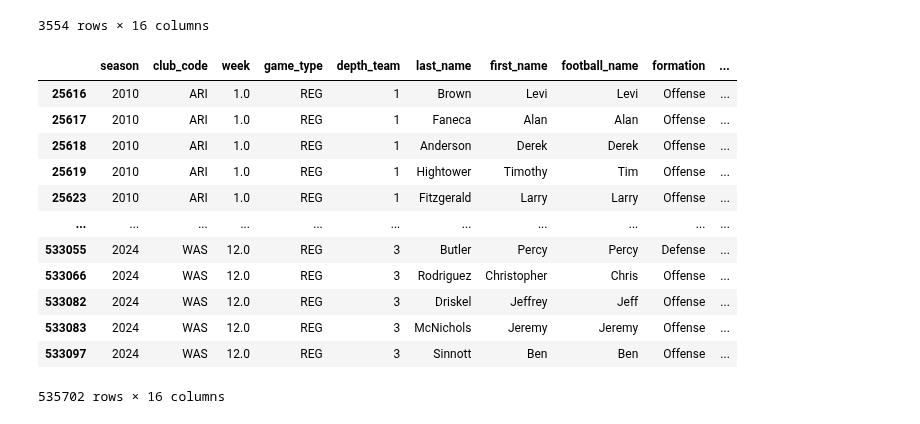
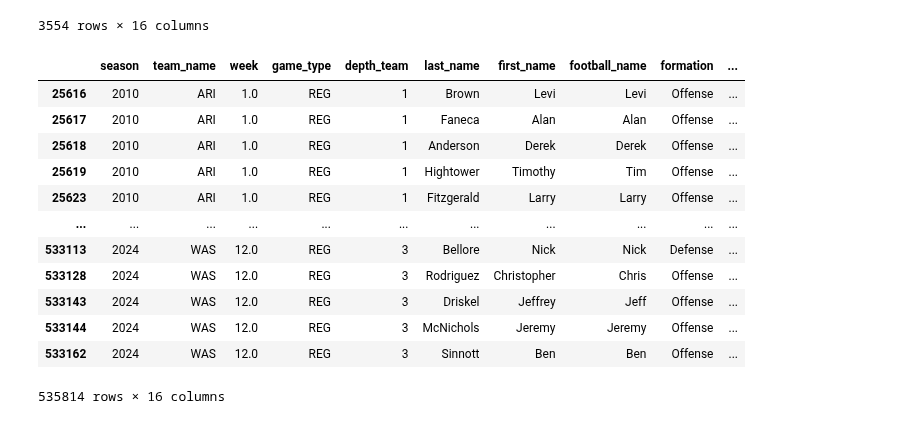
Before and after one commit to sharedw/NFL_sim, a Jupyter notebook: data.ipynb, the cells around one changed output. Cells and saved outputs as stored; diff of their text form; code cells hidden in the pictures.

```diff
--- a/data.ipynb
+++ b/data.ipynb
@@ -175,21 +175,29 @@ nfl.import_injuries([2024])
 3554 rows × 16 columns
 # %%
 depth = nfl.import_depth_charts(years).drop_duplicates().reset_index(drop=True)
+# %%
+team_map = {'OAK':'LV',
+            'STL':'LA',
+            'SD':'LAC'}
+depth['club_code'] = depth['club_code'].apply(lambda x: team_map.get(x,x))
 # %%
 depth = depth.sort_values(by=['season','club_code','week','depth_team'])
 depth['dense_depth'] = depth.groupby(['club_code','season','week','position', 'game_type','formation']).cumcount()
+depth['depth_position'] = depth['depth_position'].replace({'\n    ':None})
+depth['depth_position'] = depth['depth_position'].fillna(depth['position'])
+depth = depth.rename({'club_code':'team_name'},axis=1)
 depth
 # %% [output]
-|  | season | club_code | week | game_type | depth_team | last_name | first_name | football_name | formation | ... |
+|  | season | team_name | week | game_type | depth_team | last_name | first_name | football_name | formation | ... |
 | 25616 | 2010 | ARI | 1.0 | REG | 1 | Brown | Levi | Levi | Offense | ... |
 | 25617 | 2010 | ARI | 1.0 | REG | 1 | Faneca | Alan | Alan | Offense | ... |
 | 25618 | 2010 | ARI | 1.0 | REG | 1 | Anderson | Derek | Derek | Offense | ... |
 | 25619 | 2010 | ARI | 1.0 | REG | 1 | Hightower | Timothy | Tim | Offense | ... |
 | 25623 | 2010 | ARI | 1.0 | REG | 1 | Fitzgerald | Larry | Larry | Offense | ... |
 | ... | ... | ... | ... | ... | ... | ... | ... | ... | ... | ... |
-| 533055 | 2024 | WAS | 12.0 | REG | 3 | Butler | Percy | Percy | Defense | ... |
-| 533066 | 2024 | WAS | 12.0 | REG | 3 | Rodriguez | Christopher | Chris | Offense | ... |
-| 533082 | 2024 | WAS | 12.0 | REG | 3 | Driskel | Jeffrey | Jeff | Offense | ... |
-| 533083 | 2024 | WAS | 12.0 | REG | 3 | McNichols | Jeremy | Jeremy | Offense | ... |
-| 533097 | 2024 | WAS | 12.0 | REG | 3 | Sinnott | Ben | Ben | Offense | ... |
+| 533113 | 2024 | WAS | 12.0 | REG | 3 | Bellore | Nick | Nick | Defense | ... |
+| 533128 | 2024 | WAS | 12.0 | REG | 3 | Rodriguez | Christopher | Chris | Offense | ... |
+| 533143 | 2024 | WAS | 12.0 | REG | 3 | Driskel | Jeffrey | Jeff | Offense | ... |
+| 533144 | 2024 | WAS | 12.0 | REG | 3 | McNichols | Jeremy | Jeremy | Offense | ... |
+| 533162 | 2024 | WAS | 12.0 | REG | 3 | Sinnott | Ben | Ben | Offense | ... |
-535702 rows × 16 columns
+535814 rows × 16 columns
```
Also changed, not shown: parts of 9 cells of this notebook, 7 other files.
